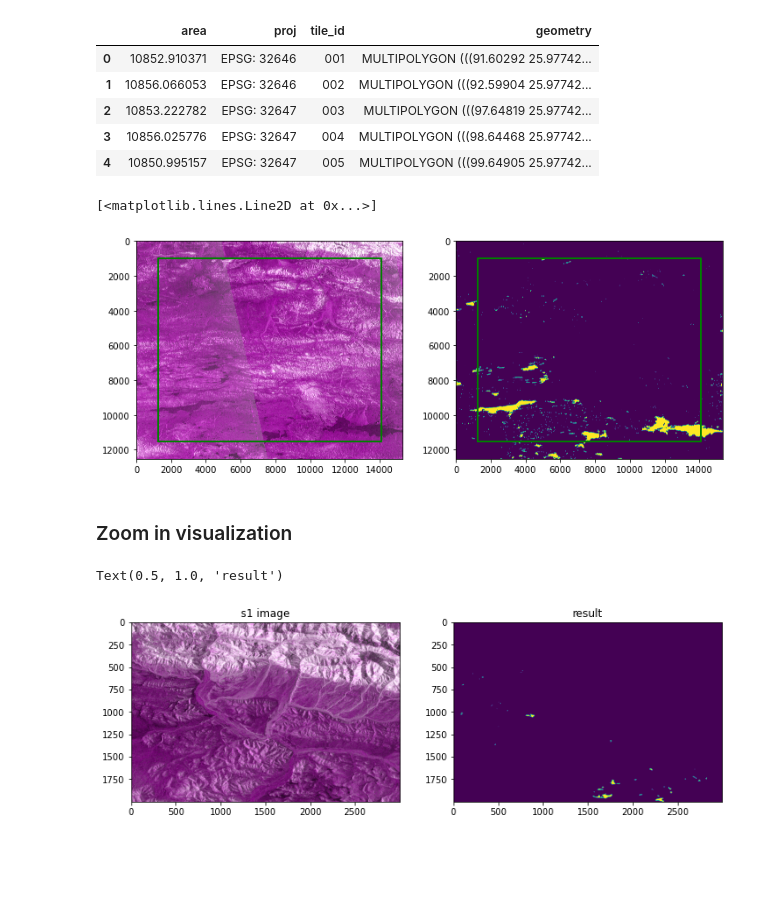
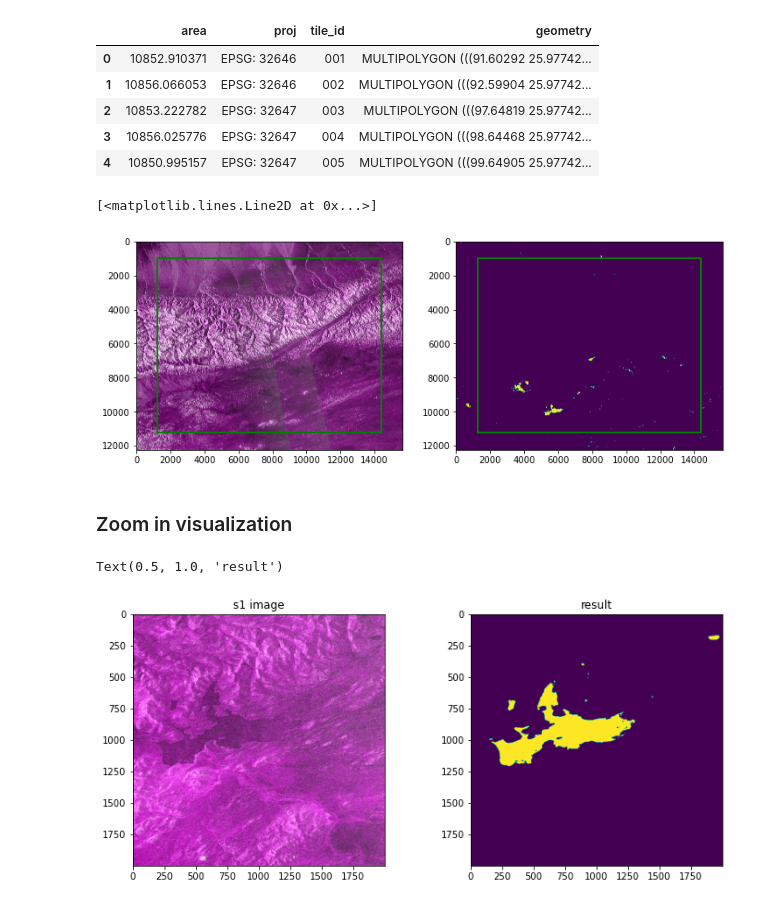
Before and after one commit to xinluo2018/Tibet-Water-2020, a Jupyter notebook: visual/tile_result_check.ipynb, the cells around one changed output. Saved outputs shown, nothing was run; the diff lists cells and outputs as text; code cells hidden in the pictures; blank space fills up the shorter version.

```diff
--- a/visual/tile_result_check.ipynb
+++ b/visual/tile_result_check.ipynb
@@ -23,7 +23,7 @@ tiles_gdf.head()
 # ## check the prediction water map
 # ## -- data path
 month_id = '202008'
-tile_id = '239'   ##  202008 -> 218,219,236,239
+tile_id = '236'   ##  202008 -> 218, 219, 236, 239
 path_s1_img = config.root_tb_data + '/tibet-'+month_id+'-del/s1_ascend/tibet_s1as_'+month_id+'_tile_'+tile_id+'.tif'
 path_wat = config.root_tb_data + '/tibet-'+month_id+'-del/s1_water_check/tibet_s1_'+month_id+'_tile_'+tile_id+'_water.tif'
 
@@ -49,22 +49,22 @@ imgShow(s1_tile_wat, color_bands=(0,1,0), clip_percent=2)
 plt.plot(outline_col, outline_row, color='g', linewidth=2)
 # %% [output]
 [<matplotlib.lines.Line2D at 0x...>]
-[figure, old version]
+[figure, new version]
 # %% [markdown]
 ### Zoom in visualization
 # %%
 plt.figure(figsize=(12,5))
 # region = [6000,8000, 11000, 13000]
-region = [0, 2000, 9000, 12000]
-# region = [8000,10000,3000,5000]
+# region = [0, 2000, 9000, 12000]
+region = [9000,11000,5000,7000]
 # region = [6000,8000,11000,13000]
 plt.subplot(1,2,1)
 imgShow(s1_img_tile, color_bands=(0,1,0), clip_percent=2, focus_pix=region)
 plt.title('s1 image')
 ## plot water map
 plt.subplot(1,2,2)
 imgShow(s1_tile_wat, color_bands=(0,1,0), clip_percent=2, focus_pix=region)
 plt.title('result')
 # %% [output]
 Text(0.5, 1.0, 'result')
-[figure, old version]
+[figure, new version]
```
Also changed, not shown: 7 other files.
